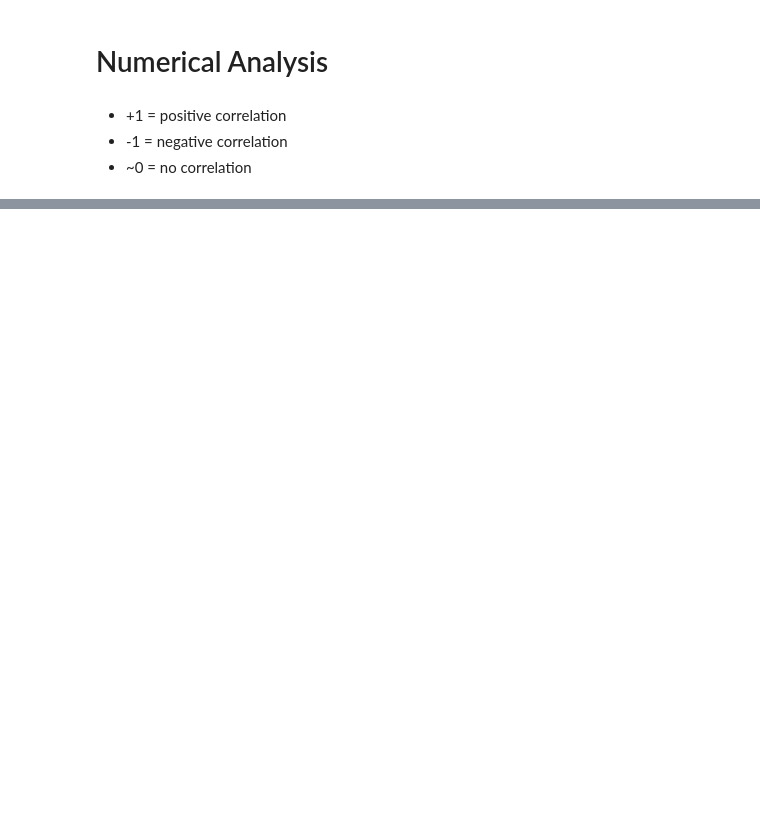
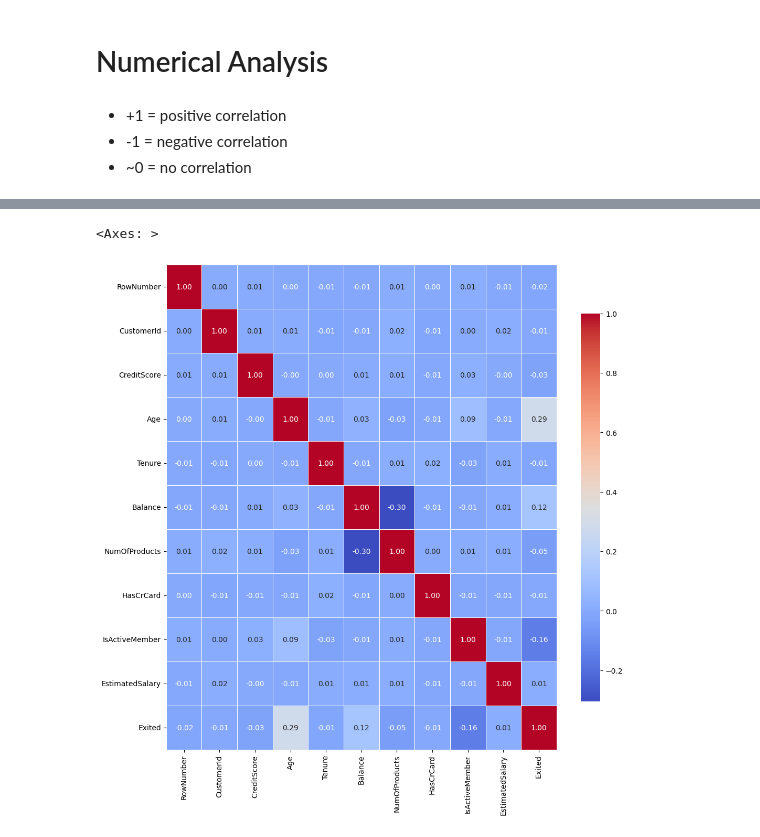
Before and after one commit to Shakhoyat/eda-learning-journey, a Jupyter notebook: EDA by satyajit/categorical&numerical_Analysis/notebook.ipynb, the cells around one changed output, grey strips where cells are left out. Drawn from its saved outputs; the diff is of its cells as text; code cells hidden in the pictures; blank space fills up the shorter version.

```diff
--- a/EDA by satyajit/categorical&numerical_Analysis/notebook.ipynb
+++ b/EDA by satyajit/categorical&numerical_Analysis/notebook.ipynb
@@ -86,3 +95,9 @@ df.select_dtypes(include='number').corr()
 | IsActiveMember | 0.012044 | 0.001665 | 0.025651 | 0.085472 | -0.028362 | -0.010084 | 0.009612 | -0.011866 | ... |
 | EstimatedSalary | -0.005988 | 0.015271 | -0.001384 | -0.007201 | 0.007784 | 0.012797 | 0.014204 | -0.009933 | ... |
 | Exited | -0.016571 | -0.006248 | -0.027094 | 0.285323 | -0.014001 | 0.118533 | -0.047820 | -0.007138 | ... |
+# %%
+plt.figure(figsize=(12, 12))
+sns.heatmap(df.select_dtypes(include='number').corr(), annot=True, cmap='coolwarm', fmt='.2f', linewidths=0.5, cbar_kws={"shrink": .8})
+# %% [output]
+<Axes: >
+[figure, added]
```
Also changed, not shown: parts of 9 cells of this notebook.
